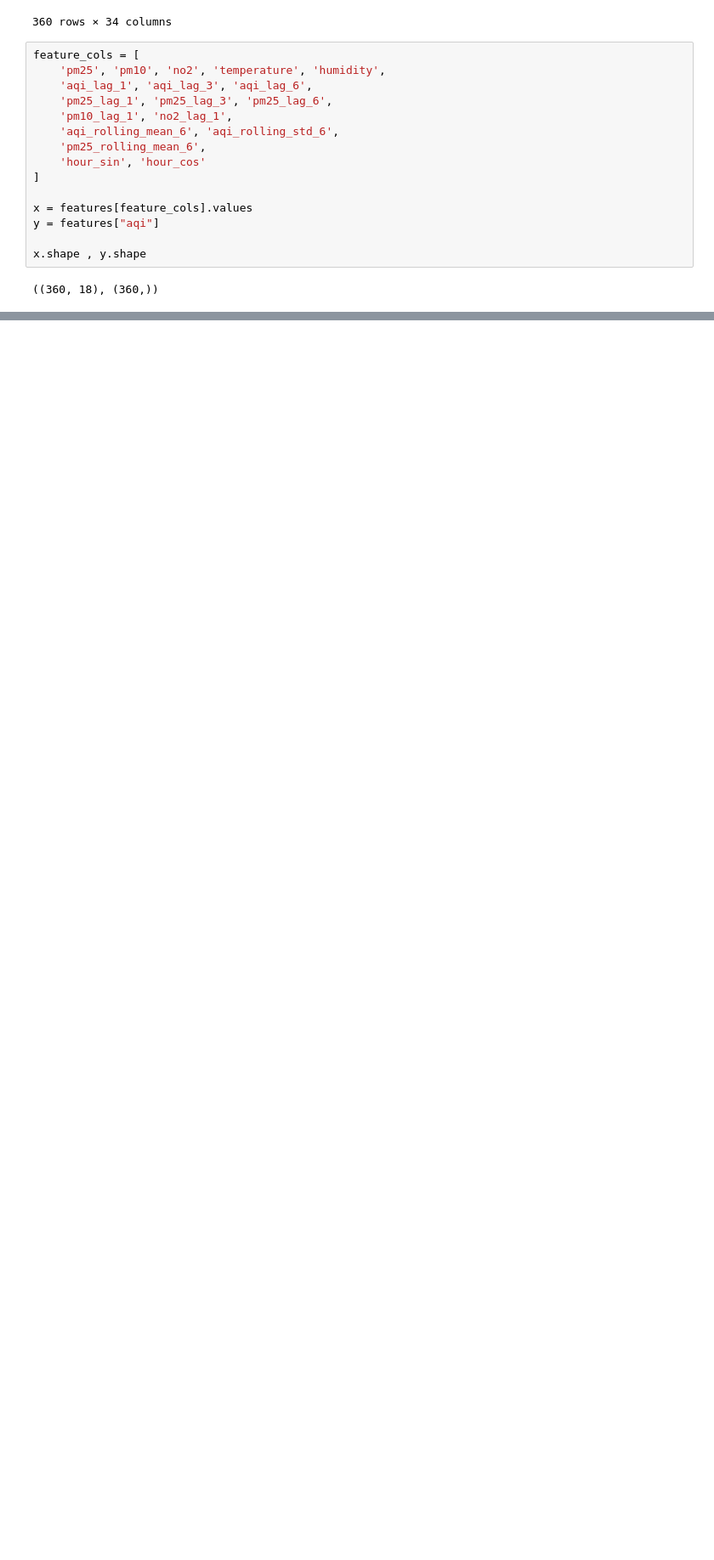
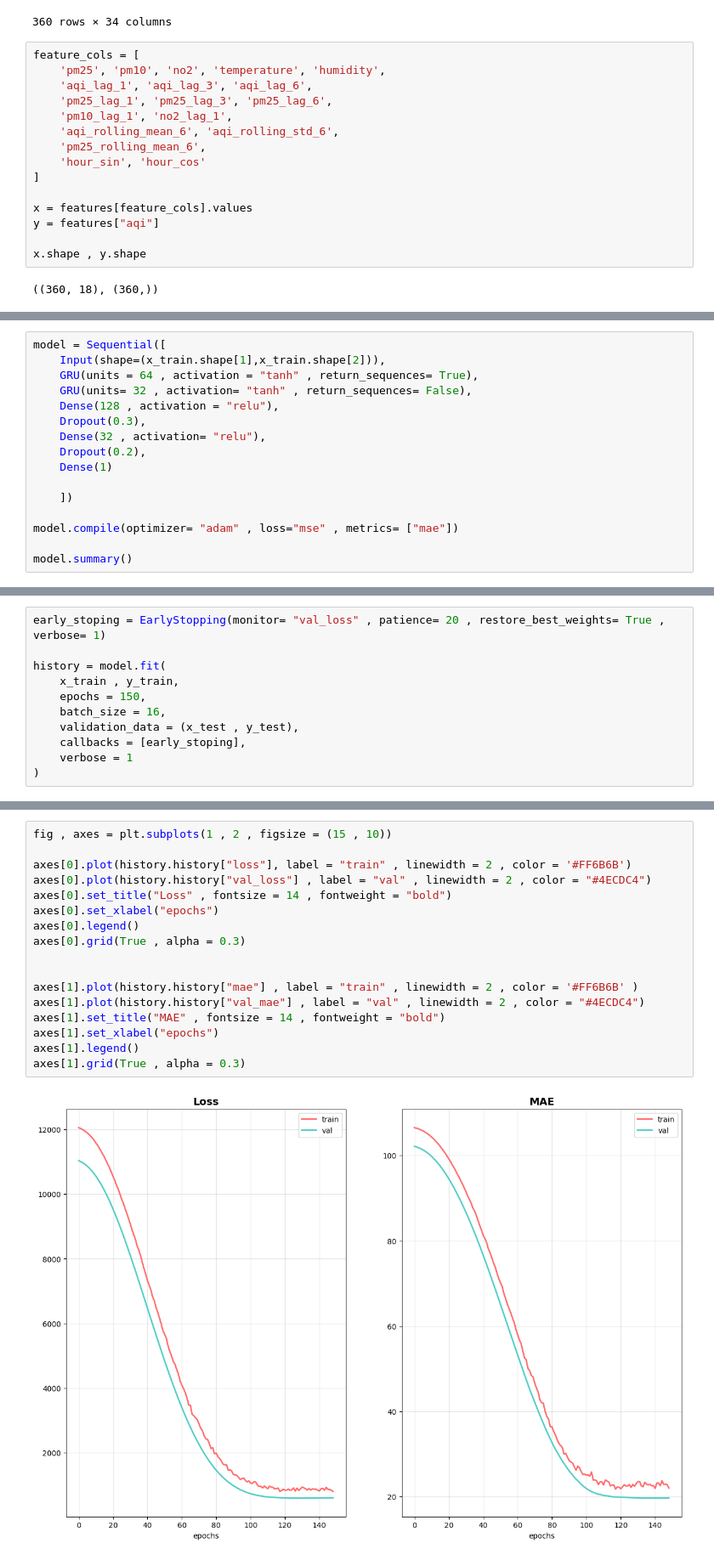
Before and after one commit to Amursen/RNN-models-for-air-quality, a Jupyter notebook: main.ipynb, the cells around one changed output, grey strips where cells are left out. Shown at 85% size. Cells and saved outputs as stored; diff of their text form; blank space fills up the shorter version.

Commit message:
add model

```diff
--- a/main.ipynb
+++ b/main.ipynb
@@ -224,0 +240,16 @@ x_train.shape    ,   x_test.shape
+# %%
+model = Sequential([
+    Input(shape=(x_train.shape[1],x_train.shape[2])),
+    GRU(units = 64 , activation = "tanh" , return_sequences= True),
+    GRU(units= 32 , activation= "tanh" , return_sequences= False),
+    Dense(128 , activation = "relu"),
+    Dropout(0.3),
+    Dense(32 , activation= "relu"),
+    Dropout(0.2),
+    Dense(1)
+
+    ])
+
+model.compile(optimizer= "adam" , loss="mse" , metrics= ["mae"])
+
+model.summary()
@@ -224,0 +278,11 @@ x_train.shape    ,   x_test.shape
+# %%
+early_stoping = EarlyStopping(monitor= "val_loss" , patience= 20 , restore_best_weights= True , verbose= 1)
+
+history = model.fit(
+    x_train , y_train,
+    epochs = 150,
+    batch_size = 16,
+    validation_data = (x_test , y_test),
+    callbacks = [early_stoping],
+    verbose = 1
+)
@@ -224,0 +307,19 @@ x_train.shape    ,   x_test.shape
+# %%
+fig , axes = plt.subplots(1 , 2 , figsize = (15 , 10))
+
+axes[0].plot(history.history["loss"], label = "train" , linewidth = 2 , color = '#FF6B6B')
+axes[0].plot(history.history["val_loss"] , label = "val" , linewidth = 2 , color = "#4ECDC4")
+axes[0].set_title("Loss" , fontsize = 14 , fontweight = "bold")
+axes[0].set_xlabel("epochs")
+axes[0].legend()
+axes[0].grid(True , alpha = 0.3)
+
+
+axes[1].plot(history.history["mae"] , label = "train" , linewidth = 2 , color = '#FF6B6B' )
+axes[1].plot(history.history["val_mae"] , label = "val" , linewidth = 2 , color = "#4ECDC4")
+axes[1].set_title("MAE" , fontsize = 14 , fontweight = "bold")
+axes[1].set_xlabel("epochs")
+axes[1].legend()
+axes[1].grid(True , alpha = 0.3)
+# %% [output]
+[figure, added]
```
Also changed, not shown: parts of 8 cells of this notebook.
